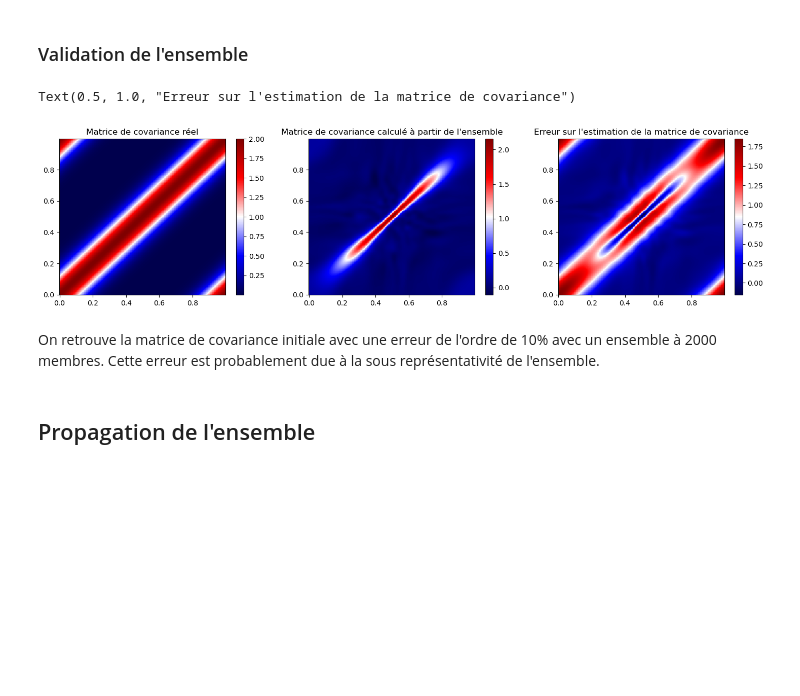
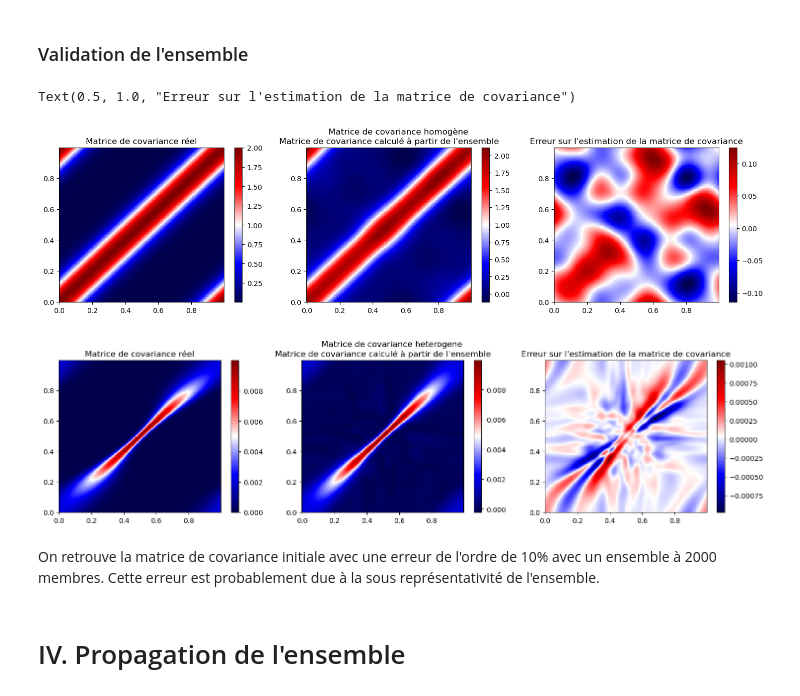
Before and after one commit to vincentime84/sympkf, a Jupyter notebook: example/Ensemble_Generation.ipynb, the cells around one changed output. Saved outputs shown, nothing was run; the diff lists cells and outputs as text; code cells hidden in the pictures; blank space fills up the shorter version.

```diff
--- a/example/Ensemble_Generation.ipynb
+++ b/example/Ensemble_Generation.ipynb
@@ -293,7 +293,7 @@ def make_error_ensemble_1D(domain, V, lh, Ne):
 Ne = 2000
 
 # generation de l'ensemble
-Ens = make_error_ensemble_1D(domain_1D, V_heterogeneous, lh_heterogeneous, Ne)
-Ens.shape
+ens = make_error_ensemble_1D(domain_1D, V, lh, Ne)
+ens.shape
 # %% [output]
 [figure]
@@ -309,42 +342,75 @@ Text(0.5, 0, 'domain')
 # %% [markdown]
 ### Validation de l'ensemble
+# %%
+def estimate_covariance(ensemble):
+    """ Estimate the covariance function from an ensemble
+    ensemble : array
+    """
+    mean = ensemble.mean(0)
+    error = (ensemble - mean)/np.sqrt(len(ensemble))
+    return error.T @ error
+# %%
+# Calcul de la matrice de covariance a partir de l'ensemble
+cov_ens = np.flip(estimate_covariance(ens), axis=0)
+cov_ens_heterogeneous = np.flip((estimate_covariance(ens_heterogeneous)), axis=0)
 # %%
-# Calcul de la matrice de covariance a partir de l'ensemble
-cov_ens = 1/Ne * np.flip(Ens.T@Ens, axis = 0)
-
 # Calcul de la matrice de covariance reel
 cov_reel = Covariance_matrix(domain_1D, V, lh)
+cov_reel_heterogeneous = Covariance_matrix(domain_1D, V_heterogeneous, lh_heterogeneous)
 # %%
 plt.figure(figsize=(18,4))
 
 cmap = plt.colormaps['PiYG']
 
-plt.title('Matrice de covariance homogène')
+plt.suptitle('Matrice de covariance homogène')
 
 plt.subplot(131)
 plt.pcolormesh(np.flip(domain_1D.x[0]), domain_1D.x[0], cov_reel, cmap='seismic')
 plt.colorbar()
 
 plt.title('Matrice de covariance réel')
 
 plt.subplot(132)
 plt.pcolormesh(np.flip(domain_1D.x[0]), domain_1D.x[0], cov_ens, cmap='seismic')
 plt.colorbar()
 
 plt.title("Matrice de covariance calculé à partir de l'ensemble")
 
 plt.subplot(133)
 plt.pcolormesh(np.flip(domain_1D.x[0]), domain_1D.x[0], (cov_reel - cov_ens), cmap='seismic')
 plt.colorbar()
 
 plt.title("Erreur sur l'estimation de la matrice de covariance")
+
+plt.figure(figsize=(18,4))
+
+plt.suptitle('Matrice de covariance heterogene')
+
+plt.subplot(131)
+plt.pcolormesh(np.flip(domain_1D.x[0]), domain_1D.x[0], cov_reel_heterogeneous, cmap='seismic')
+plt.colorbar()
+
+plt.title('Matrice de covariance réel')
+
+plt.subplot(132)
+plt.pcolormesh(np.flip(domain_1D.x[0]), domain_1D.x[0], cov_ens_heterogeneous, cmap='seismic')
+plt.colorbar()
+
+plt.title("Matrice de covariance calculé à partir de l'ensemble")
+
+plt.subplot(133)
+plt.pcolormesh(np.flip(domain_1D.x[0]), domain_1D.x[0], (cov_reel_heterogeneous - cov_ens_heterogeneous), cmap='seismic')
+plt.colorbar()
+
+plt.title("Erreur sur l'estimation de la matrice de covariance")
 # %% [output]
 Text(0.5, 1.0, "Erreur sur l'estimation de la matrice de covariance")
-[figure, old version]
+[figure, new version]
+[figure, added]
 # %% [markdown]
 On retrouve la matrice de covariance initiale avec une erreur de l'ordre de 10% avec un ensemble à 2000 membres. Cette erreur est probablement due à la sous représentativité de l'ensemble.
 # %% [markdown]
-## Propagation de l'ensemble
+# IV. Propagation de l'ensemble
 # %%
 from sympkf import Model
 from tqdm import tqdm
```
Also changed, not shown: parts of 20 cells of this notebook.
